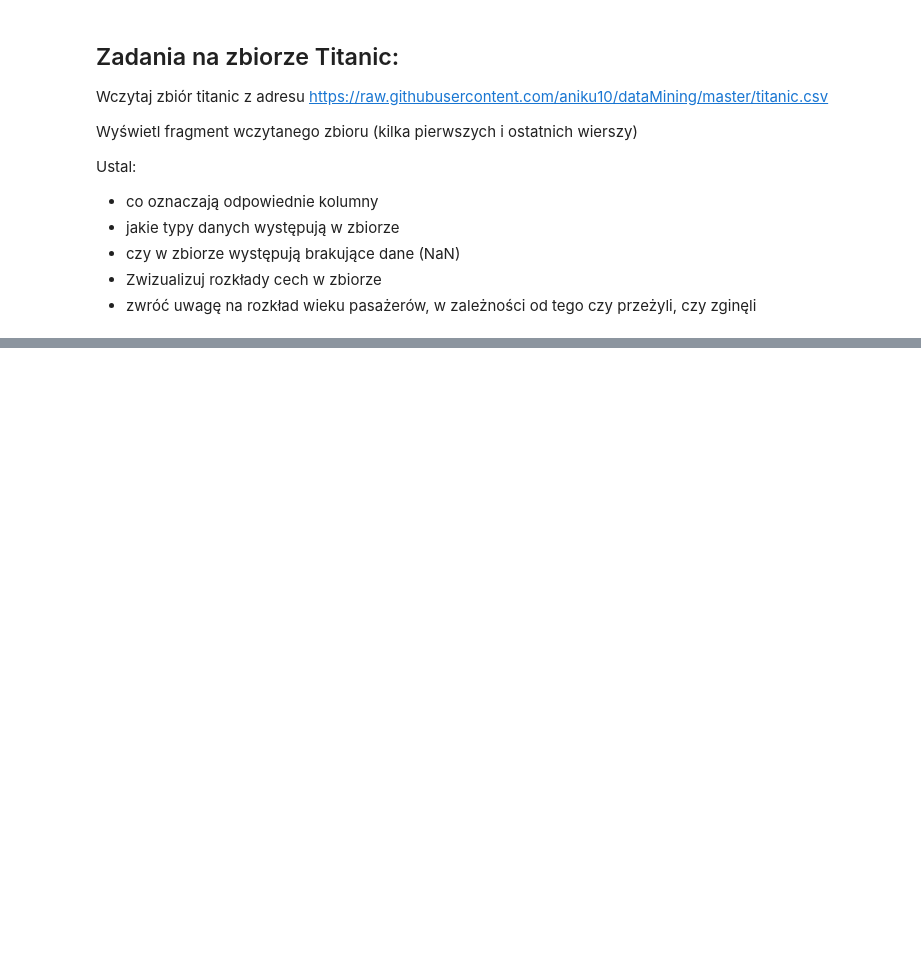
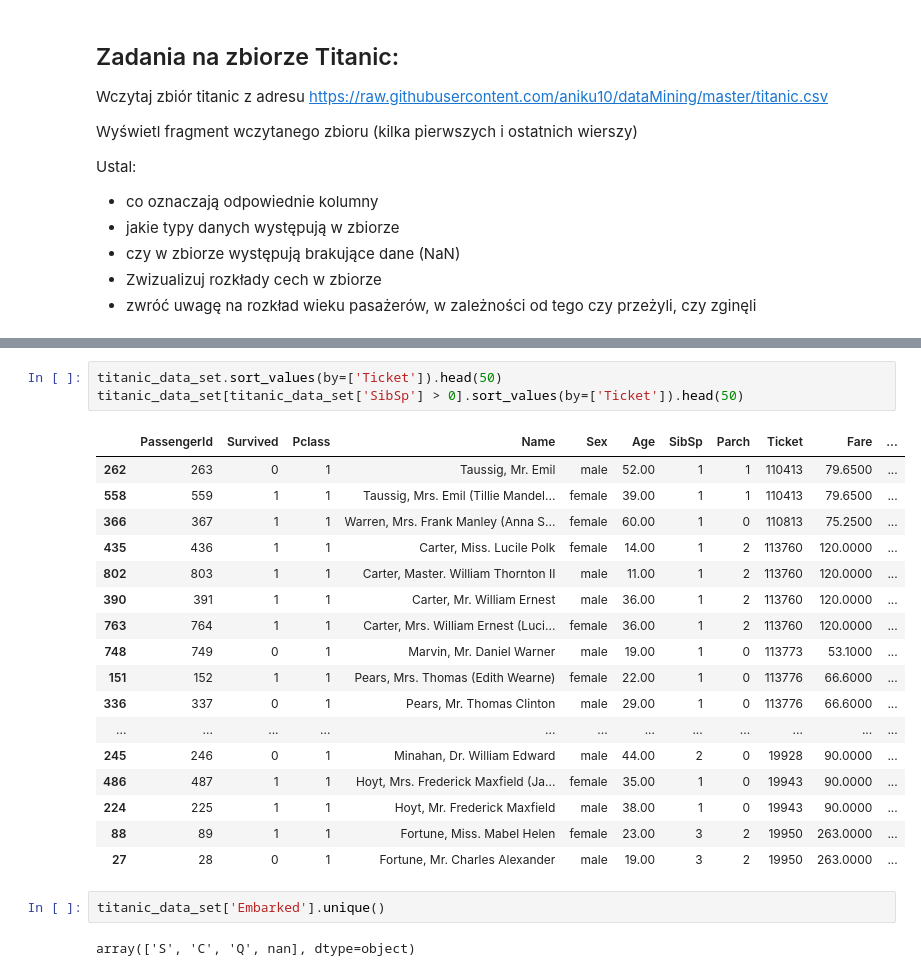
Before and after one commit to lynxoo/dmi_ue_wro, a Jupyter notebook: lab-1.ipynb, the cells around one changed output, grey strips where cells are left out. Drawn from its saved outputs; the diff is of its cells as text; blank space fills up the shorter version.

```diff
--- a/lab-1.ipynb
+++ b/lab-1.ipynb
@@ -24,0 +89,25 @@ Ustal:
+# %%
+titanic_data_set.sort_values(by=['Ticket']).head(50)
+titanic_data_set[titanic_data_set['SibSp'] > 0].sort_values(by=['Ticket']).head(50)
+# %% [output]
+|  | PassengerId | Survived | Pclass | Name | Sex | Age | SibSp | Parch | Ticket | Fare | ... |
+| 262 | 263 | 0 | 1 | Taussig, Mr. Emil | male | 52.00 | 1 | 1 | 110413 | 79.6500 | ... |
+| 558 | 559 | 1 | 1 | Taussig, Mrs. Emil (Tillie Mandel... | female | 39.00 | 1 | 1 | 110413 | 79.6500 | ... |
+| 366 | 367 | 1 | 1 | Warren, Mrs. Frank Manley (Anna S... | female | 60.00 | 1 | 0 | 110813 | 75.2500 | ... |
+| 435 | 436 | 1 | 1 | Carter, Miss. Lucile Polk | female | 14.00 | 1 | 2 | 113760 | 120.0000 | ... |
+| 802 | 803 | 1 | 1 | Carter, Master. William Thornton II | male | 11.00 | 1 | 2 | 113760 | 120.0000 | ... |
+| 390 | 391 | 1 | 1 | Carter, Mr. William Ernest | male | 36.00 | 1 | 2 | 113760 | 120.0000 | ... |
+| 763 | 764 | 1 | 1 | Carter, Mrs. William Ernest (Luci... | female | 36.00 | 1 | 2 | 113760 | 120.0000 | ... |
+| 748 | 749 | 0 | 1 | Marvin, Mr. Daniel Warner | male | 19.00 | 1 | 0 | 113773 | 53.1000 | ... |
+| 151 | 152 | 1 | 1 | Pears, Mrs. Thomas (Edith Wearne) | female | 22.00 | 1 | 0 | 113776 | 66.6000 | ... |
+| 336 | 337 | 0 | 1 | Pears, Mr. Thomas Clinton | male | 29.00 | 1 | 0 | 113776 | 66.6000 | ... |
+| ... | ... | ... | ... | ... | ... | ... | ... | ... | ... | ... | ... |
+| 245 | 246 | 0 | 1 | Minahan, Dr. William Edward | male | 44.00 | 2 | 0 | 19928 | 90.0000 | ... |
+| 486 | 487 | 1 | 1 | Hoyt, Mrs. Frederick Maxfield (Ja... | female | 35.00 | 1 | 0 | 19943 | 90.0000 | ... |
+| 224 | 225 | 1 | 1 | Hoyt, Mr. Frederick Maxfield | male | 38.00 | 1 | 0 | 19943 | 90.0000 | ... |
+| 88 | 89 | 1 | 1 | Fortune, Miss. Mabel Helen | female | 23.00 | 3 | 2 | 19950 | 263.0000 | ... |
+| 27 | 28 | 0 | 1 | Fortune, Mr. Charles Alexander | male | 19.00 | 3 | 2 | 19950 | 263.0000 | ... |
+# %%
+titanic_data_set['Embarked'].unique()
+# %% [output]
+array(['S', 'C', 'Q', nan], dtype=object)
```
Also changed, not shown: parts of 13 cells of this notebook.
